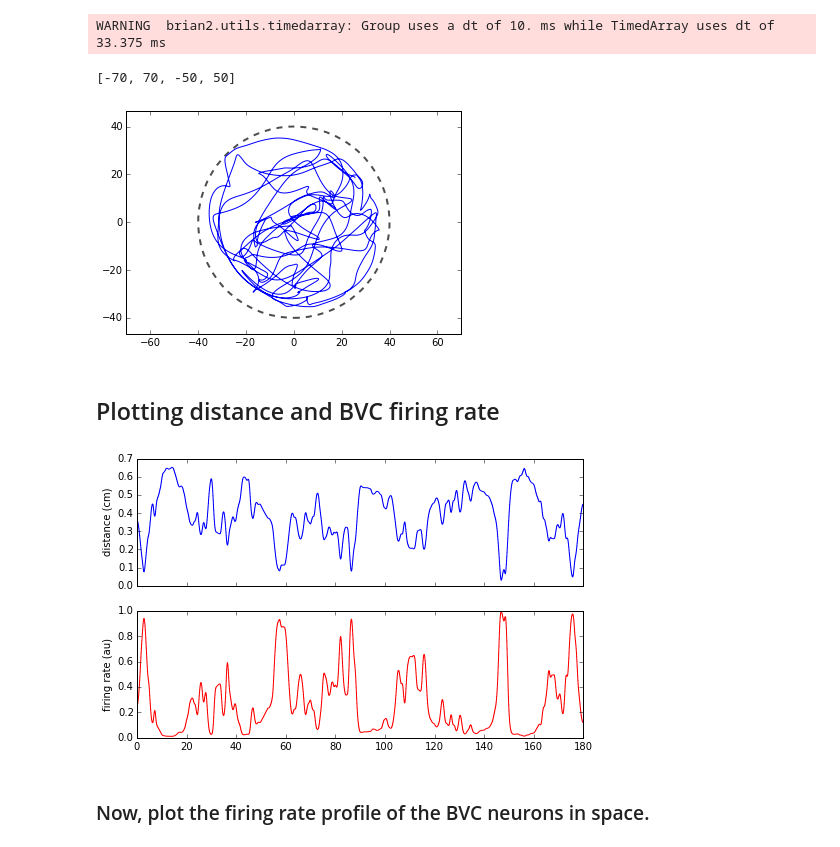
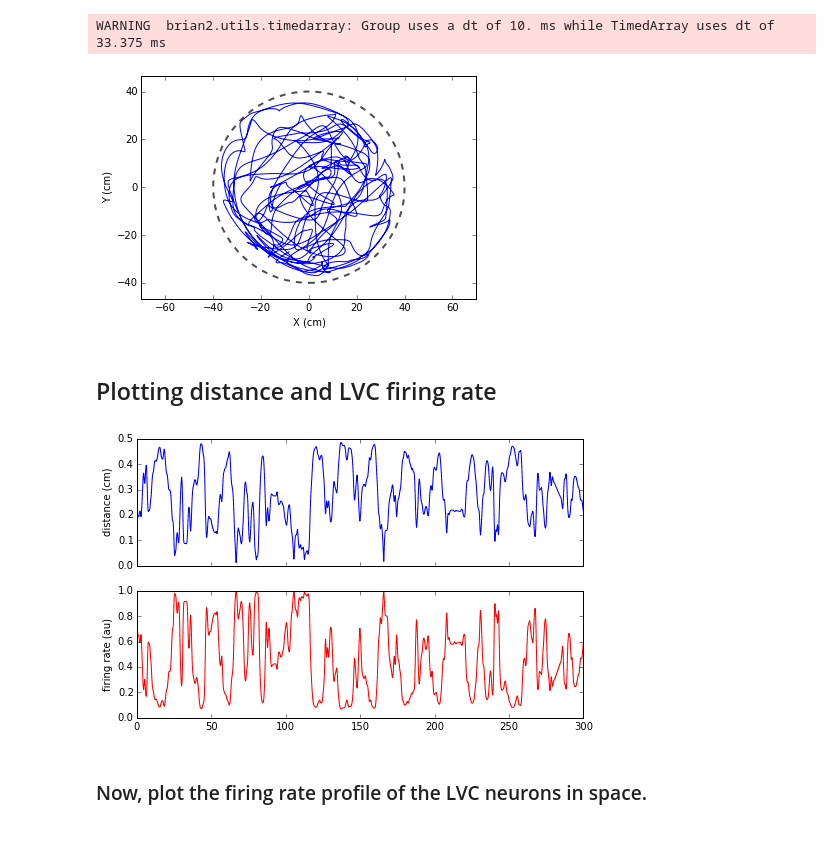
Before and after one commit to jdmonaco/lcomodel, a Jupyter notebook: notebooks/rate_lvc.ipynb, the cells around one changed output. Drawn from its saved outputs; the diff is of its cells as text; code cells hidden in the pictures.

```diff
--- a/notebooks/rate_lvc.ipynb
+++ b/notebooks/rate_lvc.ipynb
@@ -22,7 +24,7 @@ import mpld3
 # %% [markdown]
 Set up the LVC neuron equations and group:
 # %%
-N_LVC = 36
+N_LVC = 16
 LVC_width_min = 15 * cm
 LVC_width_max = 30 * cm
 
@@ -107,8 +123,10 @@ WARNING  brian2.utils.timedarray: Group uses a dt of 10. ms while TimedArray use
 # %%
 plot(posmon.X[0] / cm, posmon.Y[0] / cm);
 draw_arena()
 axis('equal')
 axis([-70,70,-50,50])
+xlabel('X (cm)')
+ylabel('Y (cm)')
+f = plt.gcf()
 # %% [output]
-[-70, 70, -50, 50]
-[figure, old version]
+[figure, new version]
@@ -115,5 +139,5 @@ axis([-70,70,-50,50])
 # %% [markdown]
-## Plotting distance and BVC firing rate
+## Plotting distance and LVC firing rate
 # %%
 f, ax = subplots(2, 1, sharex=True, figsize=(8,5))
 ax1, ax2 = ax
@@ -127,7 +151,7 @@ ax1.set_ylim(bottom=0)
 ax2.plot(mon.t, mon.f[0], 'r-')
 ax2.set_ylabel('firing rate (au)');
 # %% [output]
-[figure, old version]
+[figure, new version]
 # %% [markdown]
-### Now, plot the firing rate profile of the BVC neurons in space.
+### Now, plot the firing rate profile of the LVC neurons in space.
 # %%
```
Also changed, not shown: parts of 13 cells of this notebook, 9 other files.
